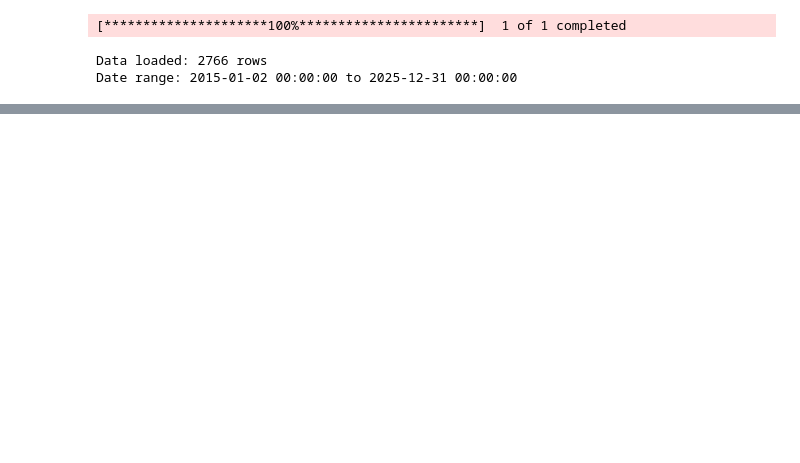
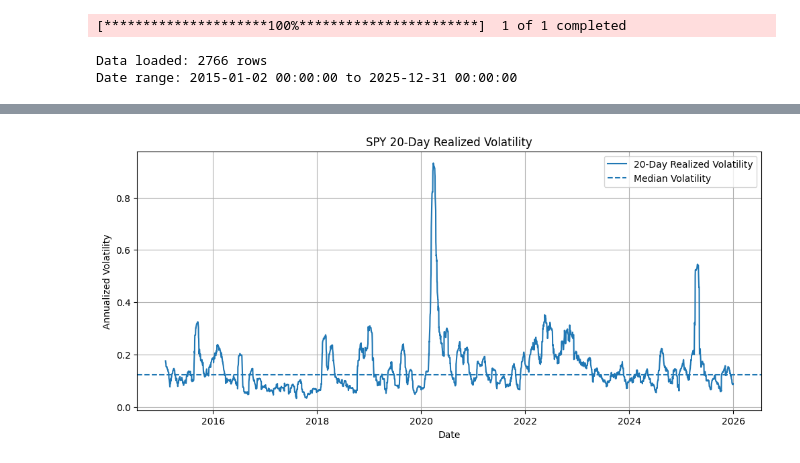
Before and after one commit to jane-disciullo/sp500-backtesting-strategy, a Jupyter notebook: notebooks/05_regime_analysis.ipynb, the cells around one changed output, grey strips where cells are left out. Cells and saved outputs as stored; diff of their text form; code cells hidden in the pictures; blank space fills up the shorter version.

Commit message:
Add volatility regime analysis for 200-day MA strategy

```diff
--- a/notebooks/05_regime_analysis.ipynb
+++ b/notebooks/05_regime_analysis.ipynb
@@ -297,0 +43,9 @@ plt.show()
+# %%
+strategy["Volatility_20D"] = (
+    strategy["Daily_Return"]
+    .rolling(20)
+    .std()
+    * np.sqrt(252)
+)
+
+strategy[["Daily_Return", "Volatility_20D"]].tail()
@@ -297,0 +66,4 @@ plt.show()
+# %%
+vol_median = strategy["Volatility_20D"].median()
+
+print(f"Median 20-day realized volatility: {vol_median:.2%}")
@@ -297,0 +72,8 @@ plt.show()
+# %%
+strategy["Regime"] = np.where(
+    strategy["Volatility_20D"] < vol_median,
+    "Low Volatility",
+    "High Volatility"
+)
+
+strategy["Regime"].value_counts()
@@ -297,0 +121,24 @@ plt.show()
+# %%
+plt.figure(figsize=(12, 5))
+
+plt.plot(
+    strategy.index,
+    strategy["Volatility_20D"],
+    label="20-Day Realized Volatility"
+)
+
+plt.axhline(
+    vol_median,
+    linestyle="--",
+    label="Median Volatility"
+)
+
+plt.title("SPY 20-Day Realized Volatility")
+plt.xlabel("Date")
+plt.ylabel("Annualized Volatility")
+plt.legend()
+plt.grid(True)
+
+plt.show()
+# %% [output]
+[figure, added]
```
Also changed, not shown: parts of 38 cells of this notebook.
